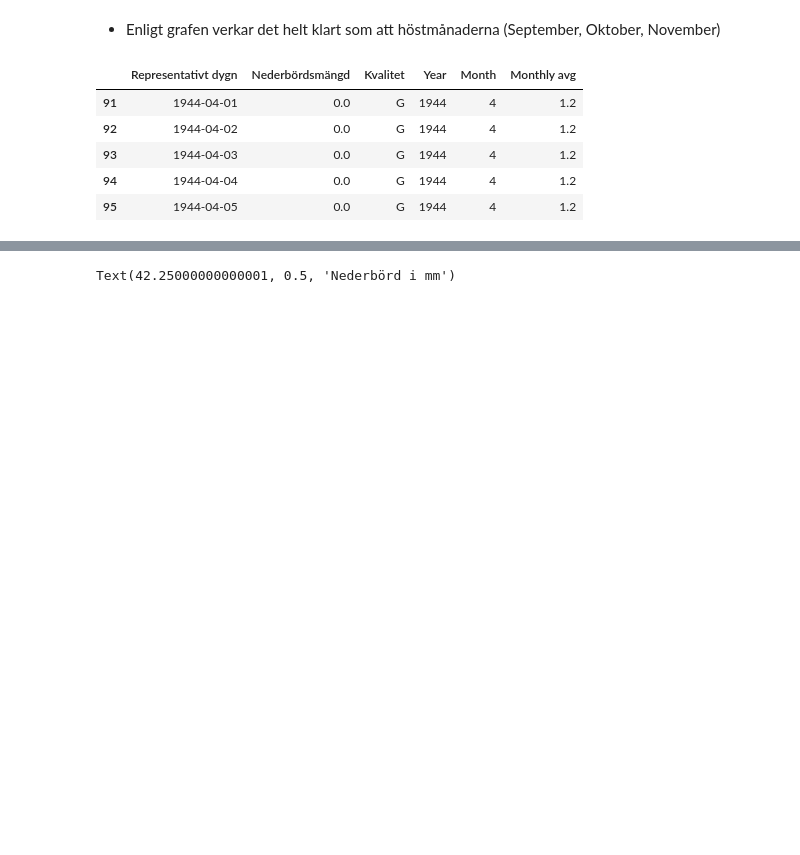
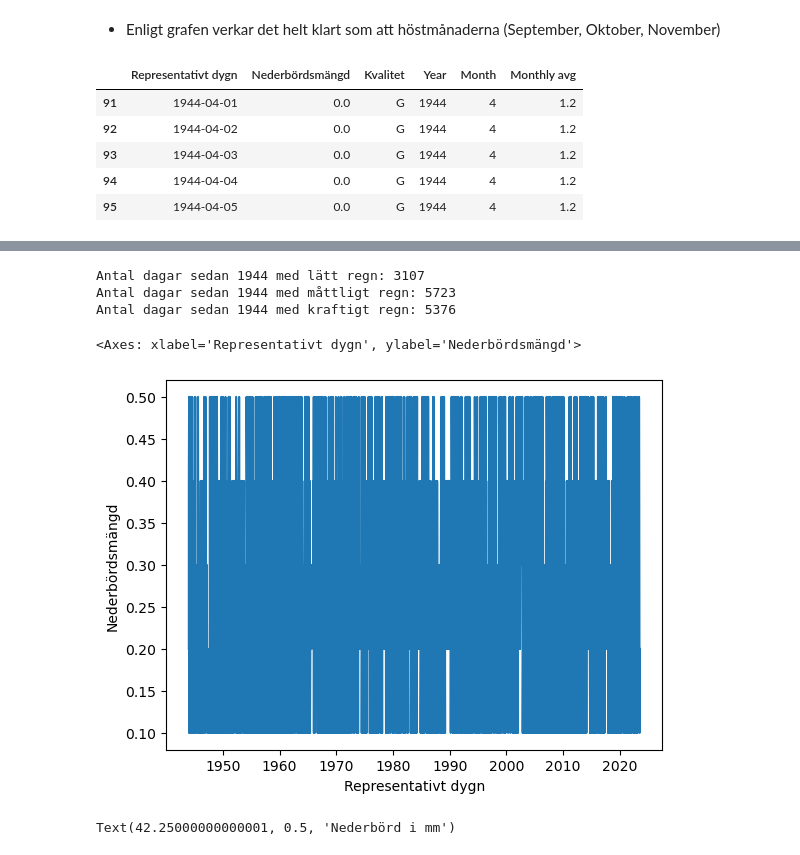
Before and after one commit to msteele919/projectwork, a Jupyter notebook: Kristoffer/plotting.ipynb, the cells around one changed output, grey strips where cells are left out. Drawn from its saved outputs; the diff is of its cells as text; code cells hidden in the pictures; blank space fills up the shorter version.

```diff
--- a/Kristoffer/plotting.ipynb
+++ b/Kristoffer/plotting.ipynb
@@ -147,3 +148,7 @@ aprilregn.head()
 | 93 | 1944-04-03 | 0.0 | G | 1944 | 4 | 1.2 |
 | 94 | 1944-04-04 | 0.0 | G | 1944 | 4 | 1.2 |
 | 95 | 1944-04-05 | 0.0 | G | 1944 | 4 | 1.2 |
+# %%
+lattregn = precip.query("Nederbördsmängd >= 0.1 and Nederbördsmängd <= 0.5")
+mattligtregn = precip.query("Nederbördsmängd >= 0.5 and Nederbördsmängd <= 3.9")
+kraftigtregn = precip.query("Nederbördsmängd >= 4")
@@ -150,3 +171,16 @@ aprilregn.head()
+# %%
+print(f"Antal dagar sedan 1944 med lätt regn: {len(lattregn['Representativt dygn'].unique())}")
+print(f"Antal dagar sedan 1944 med måttligt regn: {len(mattligtregn['Representativt dygn'].unique())}")
+print(f"Antal dagar sedan 1944 med kraftigt regn: {len(kraftigtregn['Representativt dygn'].unique())}")
+# %% [output]
+Antal dagar sedan 1944 med lätt regn: 3107
+Antal dagar sedan 1944 med måttligt regn: 5723
+Antal dagar sedan 1944 med kraftigt regn: 5376
+# %%
+sns.lineplot(data= lattregn, x= 'Representativt dygn', y= 'Nederbördsmängd')
+# %% [output]
+<Axes: xlabel='Representativt dygn', ylabel='Nederbördsmängd'>
+[figure, added]
 # %%
 sns.lmplot(x='Year', y='Monthly avg', data=oktoberregn, line_kws={'color': 'red'})
 plt.title('Snittnederbörd för Oktober månad')
```
Also changed, not shown: parts of 30 cells of this notebook, 2 other files.
